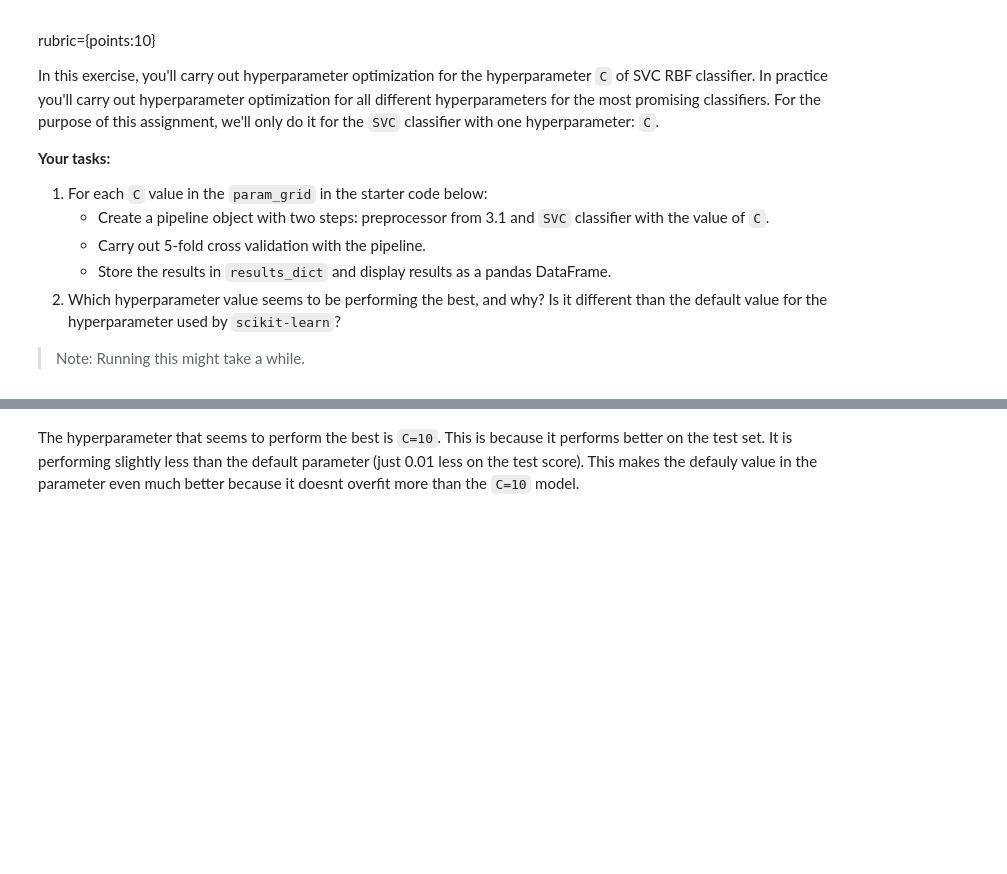
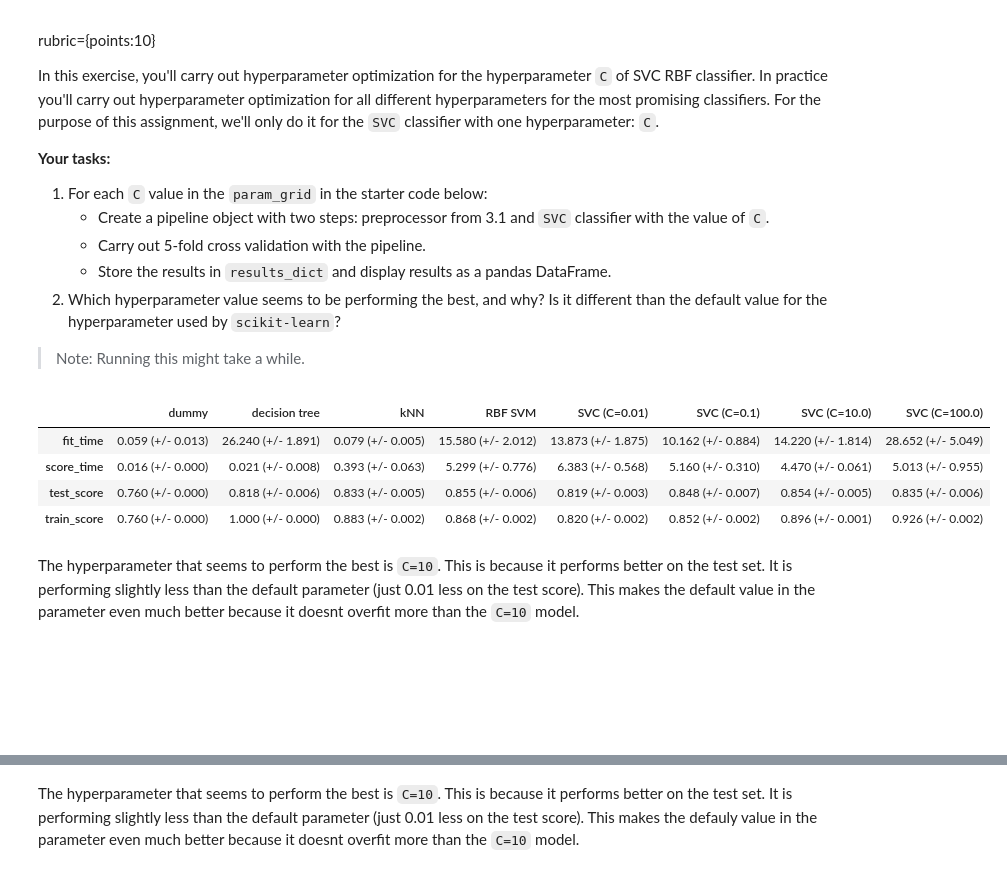
Before and after one commit to Blaise143/CPSC-330-ASSIGNMENTS, a Jupyter notebook: hw3/hw3.ipynb, the cells around one changed output, grey strips where cells are left out. Cells and saved outputs as stored; diff of their text form; code cells hidden in the pictures; blank space fills up the shorter version.

```diff
--- a/hw3/hw3.ipynb
+++ b/hw3/hw3.ipynb
@@ -497,3 +494,19 @@ In this exercise, you'll carry out hyperparameter optimization for the hyperpara
 # %%
 param_vals = np.logspace(-2, 2, num=5, base=10)
 param_grid = {"C": np.delete(param_vals, np.where(param_vals == 1.0))}
+# %%
+for c in param_grid['C']:
+    svc_model = make_pipeline(preprocessor, SVC(C=c))
+    results_dict[f"SVC (C={c})"] = mean_std_cross_val_scores(svc_model, X_train, y_train,
+                                                      return_train_score=True)
+pd.DataFrame(results_dict)
+# %% [output]
+|  | dummy | decision tree | kNN | RBF SVM | SVC (C=0.01) | SVC (C=0.1) | SVC (C=10.0) | SVC (C=100.0) |
+| fit_time | 0.059 (+/- 0.013) | 26.240 (+/- 1.891) | 0.079 (+/- 0.005) | 15.580 (+/- 2.012) | 13.873 (+/- 1.875) | 10.162 (+/- 0.884) | 14.220 (+/- 1.814) | 28.652 (+/- 5.049) |
+| score_time | 0.016 (+/- 0.000) | 0.021 (+/- 0.008) | 0.393 (+/- 0.063) | 5.299 (+/- 0.776) | 6.383 (+/- 0.568) | 5.160 (+/- 0.310) | 4.470 (+/- 0.061) | 5.013 (+/- 0.955) |
+| test_score | 0.760 (+/- 0.000) | 0.818 (+/- 0.006) | 0.833 (+/- 0.005) | 0.855 (+/- 0.006) | 0.819 (+/- 0.003) | 0.848 (+/- 0.007) | 0.854 (+/- 0.005) | 0.835 (+/- 0.006) |
+| train_score | 0.760 (+/- 0.000) | 1.000 (+/- 0.000) | 0.883 (+/- 0.002) | 0.868 (+/- 0.002) | 0.820 (+/- 0.002) | 0.852 (+/- 0.002) | 0.896 (+/- 0.001) | 0.926 (+/- 0.002) |
+# %% [markdown]
+The hyperparameter that seems to perform the best is `C=10`. This is because it performs better on the test set. It is performing slightly less than the default parameter (just 0.01 less on the test score). This makes the default value in the parameter even much better because it doesnt overfit more than the `C=10` model.
+# %% [markdown]
+<br><br><br><br>
```
Also changed, not shown: parts of 14 cells of this notebook.
